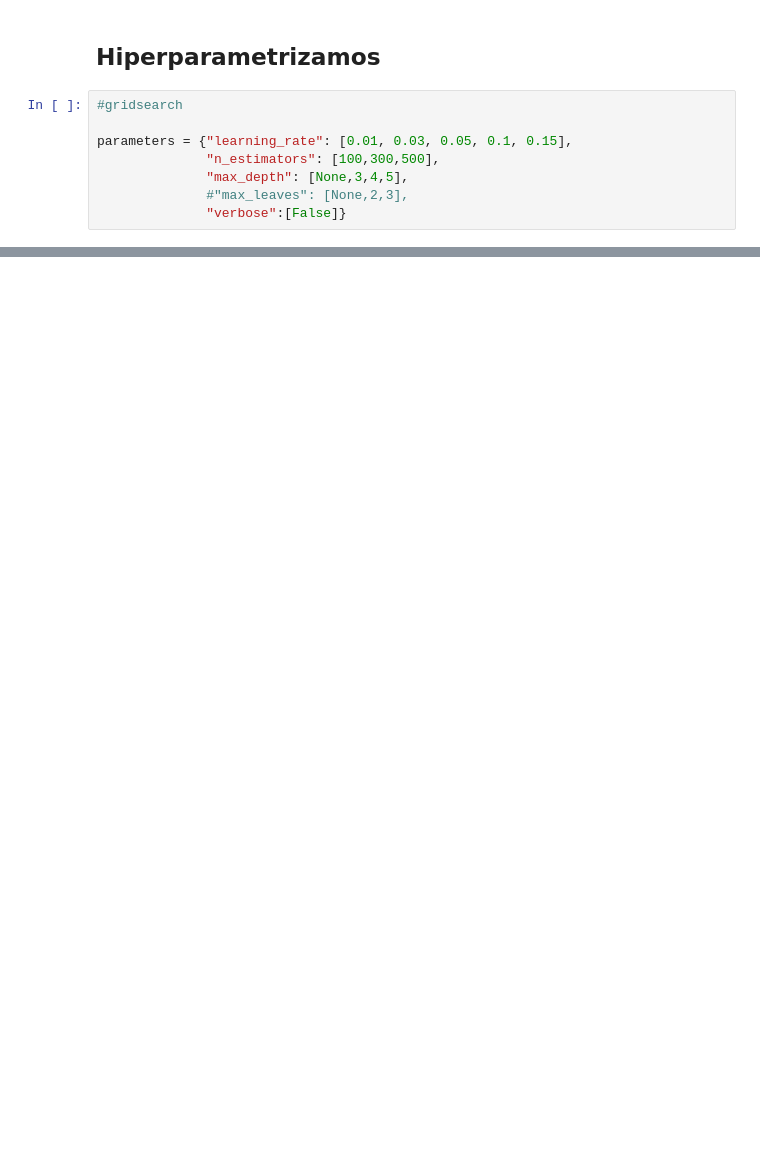
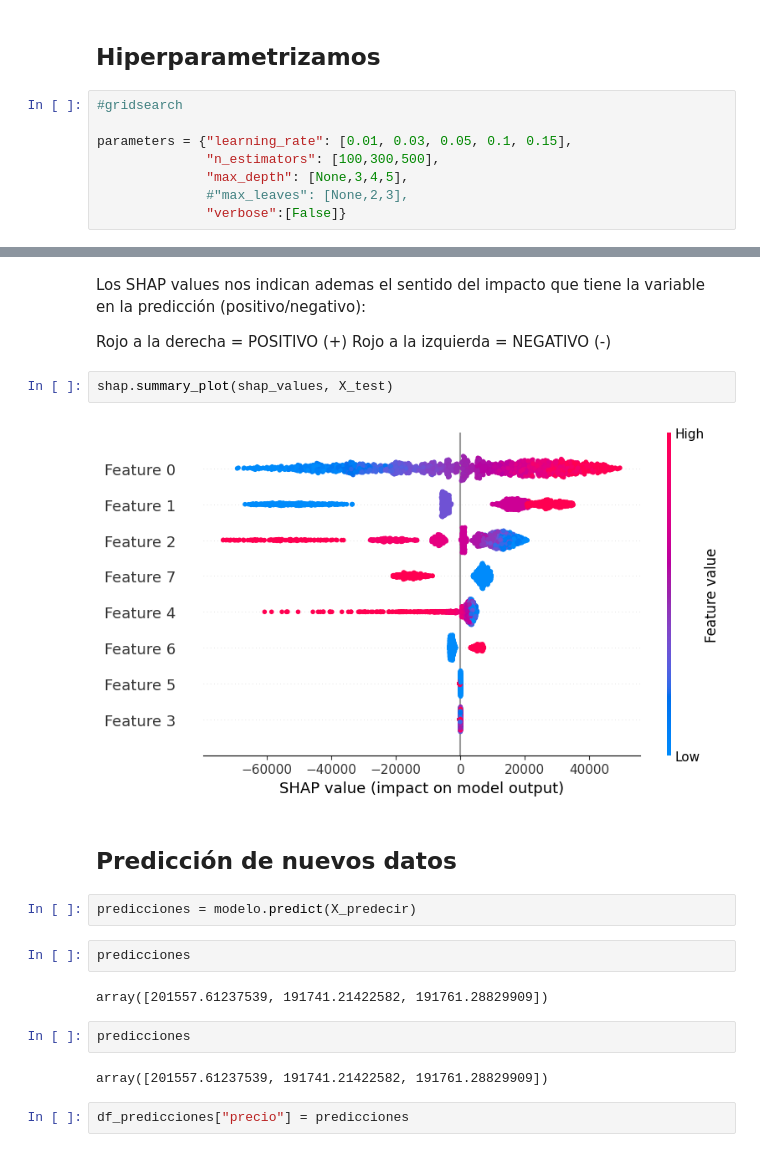
Before and after one commit to Unbiunio/Machine-learning, a Jupyter notebook: test.ipynb, the cells around one changed output, grey strips where cells are left out. Drawn from its saved outputs; the diff is of its cells as text; blank space fills up the shorter version.

```diff
--- a/test.ipynb
+++ b/test.ipynb
@@ -768,0 +841,23 @@ parameters = {"learning_rate": [0.01, 0.03, 0.05, 0.1, 0.15],
+# %% [markdown]
+Los SHAP values nos indican ademas el sentido del impacto que tiene la variable en la predicción (positivo/negativo):
+
+Rojo a la derecha = POSITIVO (+)
+Rojo a la izquierda = NEGATIVO (-)
+# %%
+shap.summary_plot(shap_values, X_test)
+# %% [output]
+[figure, added]
+# %% [markdown]
+## Predicción de nuevos datos
+# %%
+predicciones = modelo.predict(X_predecir)
+# %%
+predicciones
+# %% [output]
+array([201557.61237539, 191741.21422582, 191761.28829909])
+# %%
+predicciones
+# %% [output]
+array([201557.61237539, 191741.21422582, 191761.28829909])
+# %%
+df_predicciones["precio"] = predicciones
```
Also changed, not shown: parts of 29 cells of this notebook, 4 other files.
